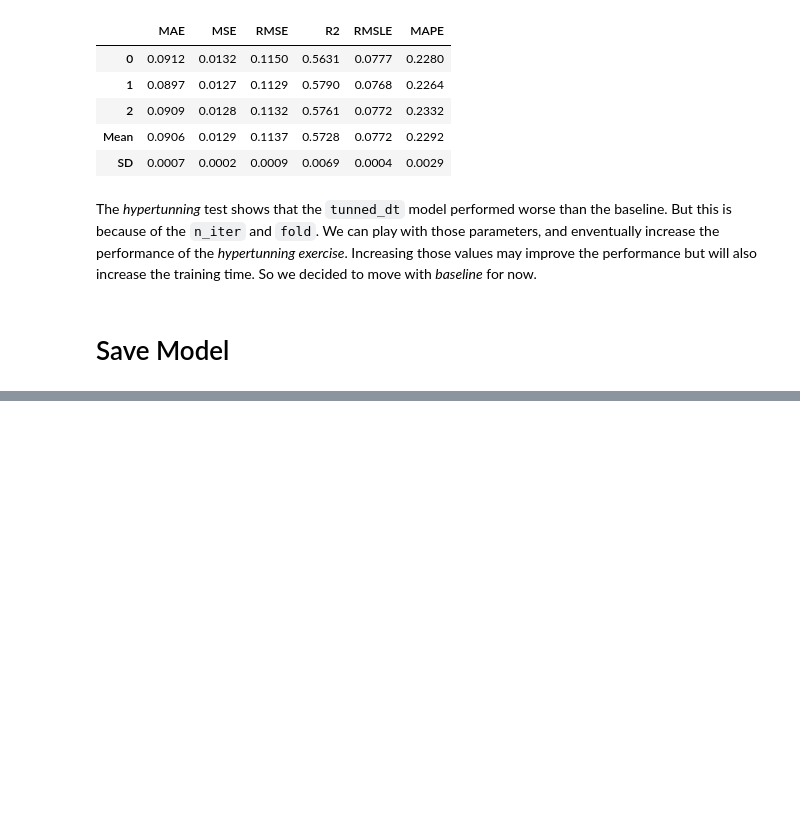
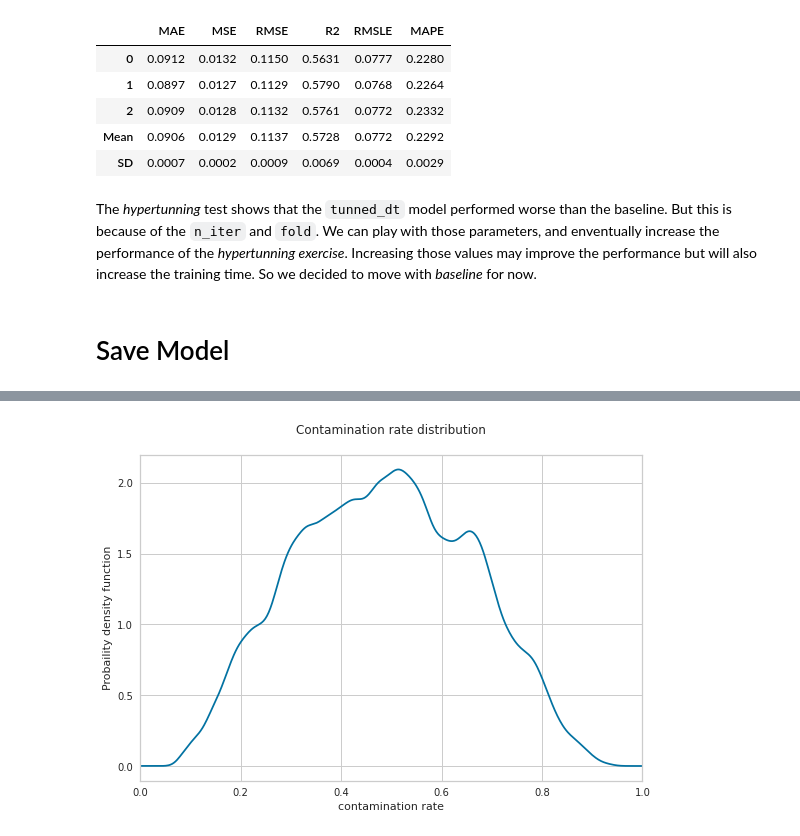
Before and after one commit to alefefreire/oms, a Jupyter notebook: notebooks/oms.ipynb, the cells around one changed output, grey strips where cells are left out. Saved outputs shown, nothing was run; the diff lists cells and outputs as text; code cells hidden in the pictures; blank space fills up the shorter version.

```diff
--- a/notebooks/oms.ipynb
+++ b/notebooks/oms.ipynb
@@ -567,0 +571,2 @@ Transformation Pipeline and Model Successfully Saved
+# %%
+loaded_model = load_model('./assets/oms-model')
@@ -567,0 +577,5 @@ Transformation Pipeline and Model Successfully Saved
+# %%
+#getting the data wth NaN values for prob_V1_V2
+df_estimation = df[df['prob_V1_V2'].isnull()].drop(['V1', 'V2'], axis=1).reset_index(drop=True)
+# %%
+unseen_predictions = predict_model(loaded_model, data=df_estimation)
@@ -567,0 +604,10 @@ Transformation Pipeline and Model Successfully Saved
+# %%
+plt.figure(figsize=(9,6))
+unseen_predictions['Label'].plot(kind='kde')
+plt.ylabel('Probaility density function')
+plt.xlabel('contamination rate')
+plt.xlim([0,1])
+plt.title('Contamination rate distribution\n')
+plt.show()
+# %% [output]
+[figure, added]
```
Also changed, not shown: parts of 14 cells of this notebook.
